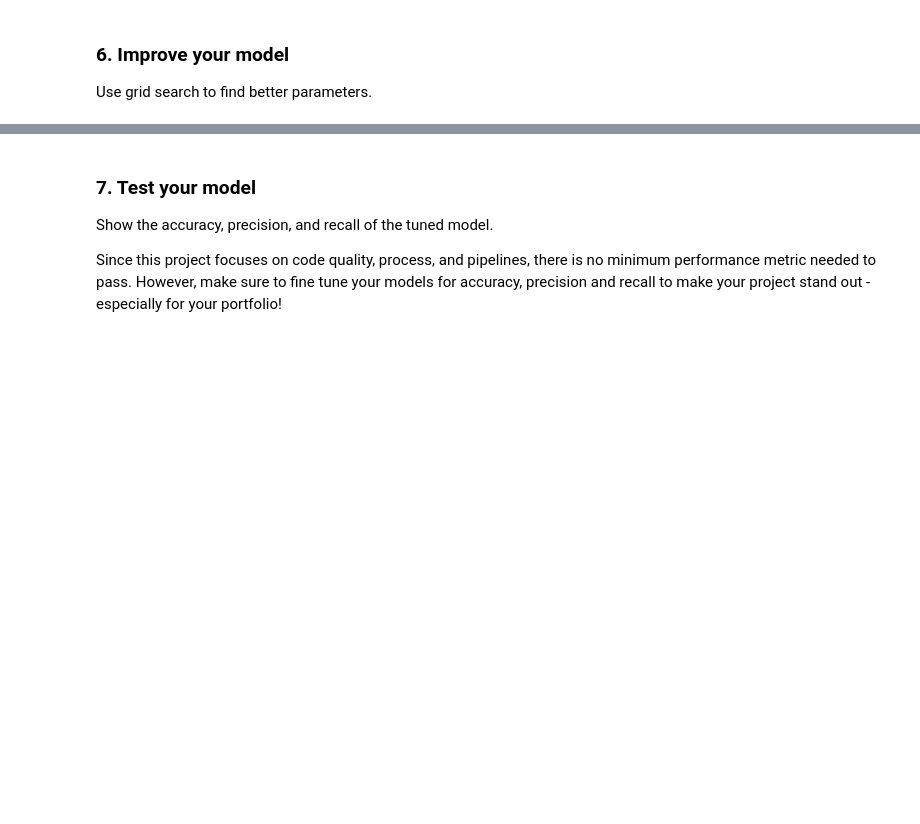
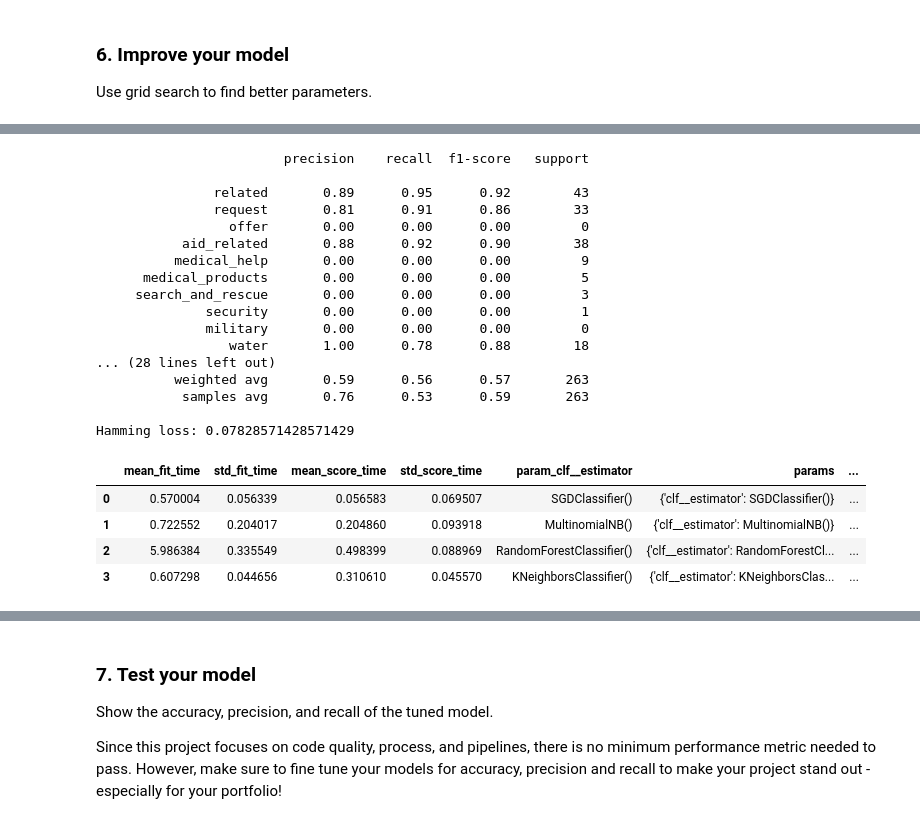
Before and after one commit to ben-sas/udacity_disaster_response_pipeline, a Jupyter notebook: ML_Pipeline.ipynb, the cells around one changed output, grey strips where cells are left out. Drawn from its saved outputs; the diff is of its cells as text; code cells hidden in the pictures; blank space fills up the shorter version.

Commit message:
Added gridsearch for algorithm and ETL Python script

```diff
--- a/ML_Pipeline.ipynb
+++ b/ML_Pipeline.ipynb
@@ -283,0 +277,11 @@ cv = 1
+# %%
+parameters_algorithms = {
+    'clf__estimator': [SGDClassifier(), MultinomialNB(), RandomForestClassifier(), KNeighborsClassifier()],
+}
+
+grid_search_model = GridSearchCV(pipeline_modular, param_grid=parameters_algorithms)
+# %%
+# train the model using X_dtm & y
+grid_search_model.fit(X_train, Y_train)
+# compute the testing accuracy
+prediction_grid_search_model = grid_search_model.predict(X_test)
@@ -283,0 +313,28 @@ cv = 1
+# %%
+print(classification_report(Y_test, prediction_grid_search_model, target_names=categories_colnames))
+print(f"Hamming loss: {hamming_loss(Y_test, prediction_grid_search_model)}")
+
+pd.DataFrame(grid_search_model.cv_results_)
+# %% [output]
+                        precision    recall  f1-score   support
+
+               related       0.89      0.95      0.92        43
+               request       0.81      0.91      0.86        33
+                 offer       0.00      0.00      0.00         0
+           aid_related       0.88      0.92      0.90        38
+          medical_help       0.00      0.00      0.00         9
+      medical_products       0.00      0.00      0.00         5
+     search_and_rescue       0.00      0.00      0.00         3
+              security       0.00      0.00      0.00         1
+              military       0.00      0.00      0.00         0
+                 water       1.00      0.78      0.88        18
+... (28 lines left out)
+          weighted avg       0.59      0.56      0.57       263
+           samples avg       0.76      0.53      0.59       263
+
+Hamming loss: 0.07828571428571429
+|  | mean_fit_time | std_fit_time | mean_score_time | std_score_time | param_clf__estimator | params | ... |
+| 0 | 0.570004 | 0.056339 | 0.056583 | 0.069507 | SGDClassifier() | {'clf__estimator': SGDClassifier()} | ... |
+| 1 | 0.722552 | 0.204017 | 0.204860 | 0.093918 | MultinomialNB() | {'clf__estimator': MultinomialNB()} | ... |
+| 2 | 5.986384 | 0.335549 | 0.498399 | 0.088969 | RandomForestClassifier() | {'clf__estimator': RandomForestCl... | ... |
+| 3 | 0.607298 | 0.044656 | 0.310610 | 0.045570 | KNeighborsClassifier() | {'clf__estimator': KNeighborsClas... | ... |
```
Also changed, not shown: parts of 15 cells of this notebook, 1 other file.
